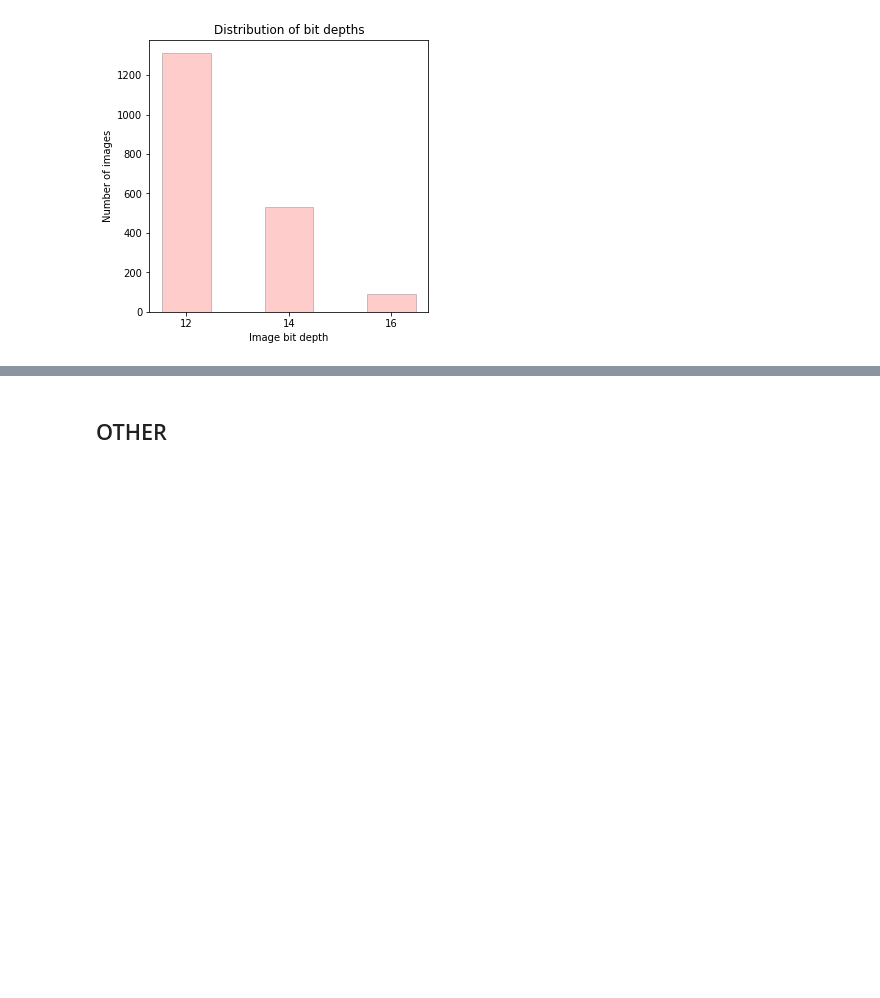
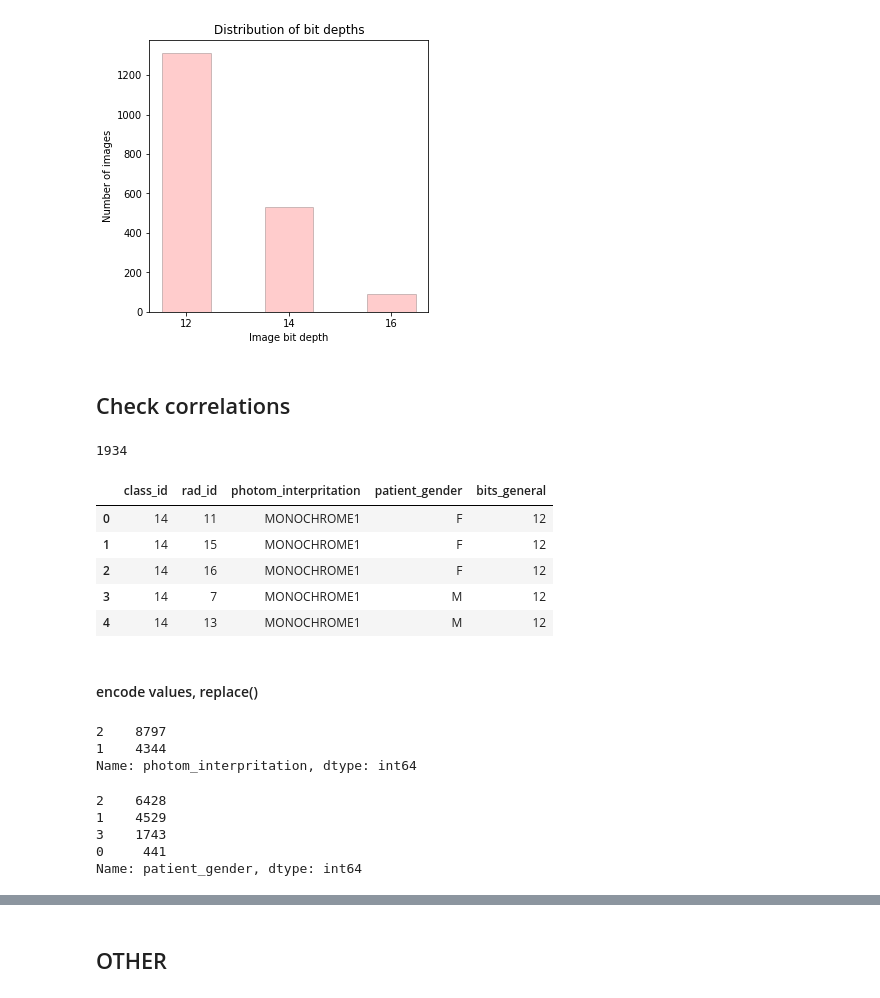
Before and after one commit to christam96/VinBigData-Abnormalities-Detection, a Jupyter notebook: Exploratory Data Analysis/EDA_3parts.ipynb, the cells around one changed output, grey strips where cells are left out. Cells and saved outputs as stored; diff of their text form; code cells hidden in the pictures; blank space fills up the shorter version.

```diff
--- a/Exploratory Data Analysis/EDA_3parts.ipynb
+++ b/Exploratory Data Analysis/EDA_3parts.ipynb
@@ -351,3 +361,9 @@ ax.set_ylabel("Number of images");
 fig.savefig("Distribution of bit depths.png")
 # %% [output]
 [figure]
+# %% [markdown]
+## Check correlations
+# %%
+photom_interpritation.shape[0]
+# %% [output]
+1934
@@ -353,0 +377,39 @@ fig.savefig("Distribution of bit depths.png")
+# %%
+corr_arr = []
+for index, img_name in enumerate(img_names_):
+  im_df = train_df.loc[train_df.image_id == img_name]
+  for i in range(len(im_df)):
+    cl_id = im_df.class_id.iloc[i]
+    rad_id = int(im_df.rad_id.iloc[i][1:])
+    cell = [cl_id,rad_id, photom_interpritation[index], patient_gender[index],\
+            bits_general[index]]
+    corr_arr.append(cell)
+corr_arr = pd.DataFrame(corr_arr, columns=['class_id','rad_id', 'photom_interpritation', \
+                                           'patient_gender','bits_general'])
+corr_arr.head()
+# %% [output]
+|  | class_id | rad_id | photom_interpritation | patient_gender | bits_general |
+| 0 | 14 | 11 | MONOCHROME1 | F | 12 |
+| 1 | 14 | 15 | MONOCHROME1 | F | 12 |
+| 2 | 14 | 16 | MONOCHROME1 | F | 12 |
+| 3 | 14 | 7 | MONOCHROME1 | M | 12 |
+| 4 | 14 | 13 | MONOCHROME1 | M | 12 |
+# %% [markdown]
+#### encode values, replace()
+# %%
+to_replace = {"photom_interpritation":     {"MONOCHROME1": 1, "MONOCHROME2": 2},
+                "patient_gender": {"": 0, "F": 1, "M": 2, "O": 3}}
+corr_arr = corr_arr.replace(to_replace)
+corr_arr.photom_interpritation.value_counts()
+# %% [output]
+2    8797
+1    4344
+Name: photom_interpritation, dtype: int64
+# %%
+corr_arr.patient_gender.value_counts()
+# %% [output]
+2    6428
+1    4529
+3    1743
+0     441
+Name: patient_gender, dtype: int64
```
Also changed, not shown: parts of 14 cells of this notebook.
